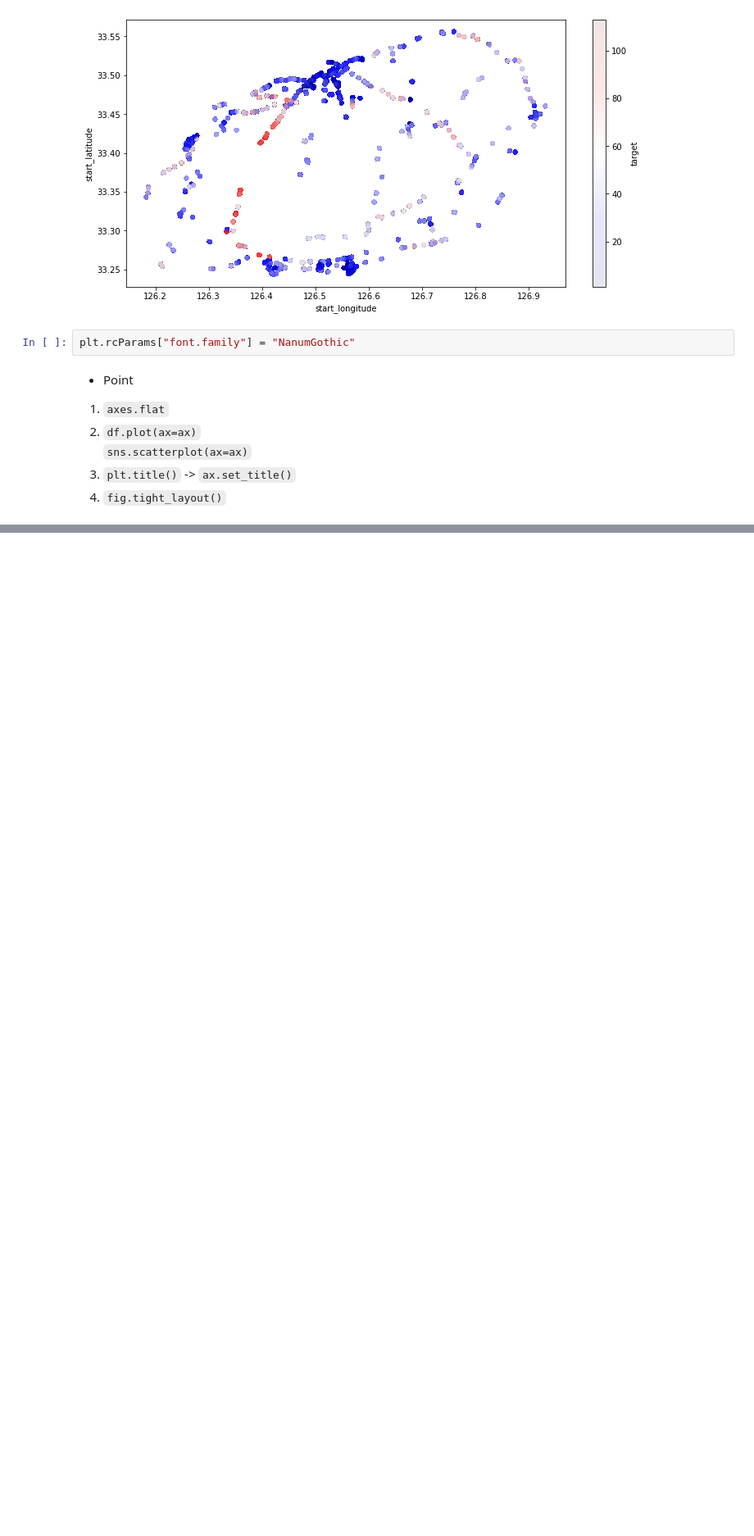
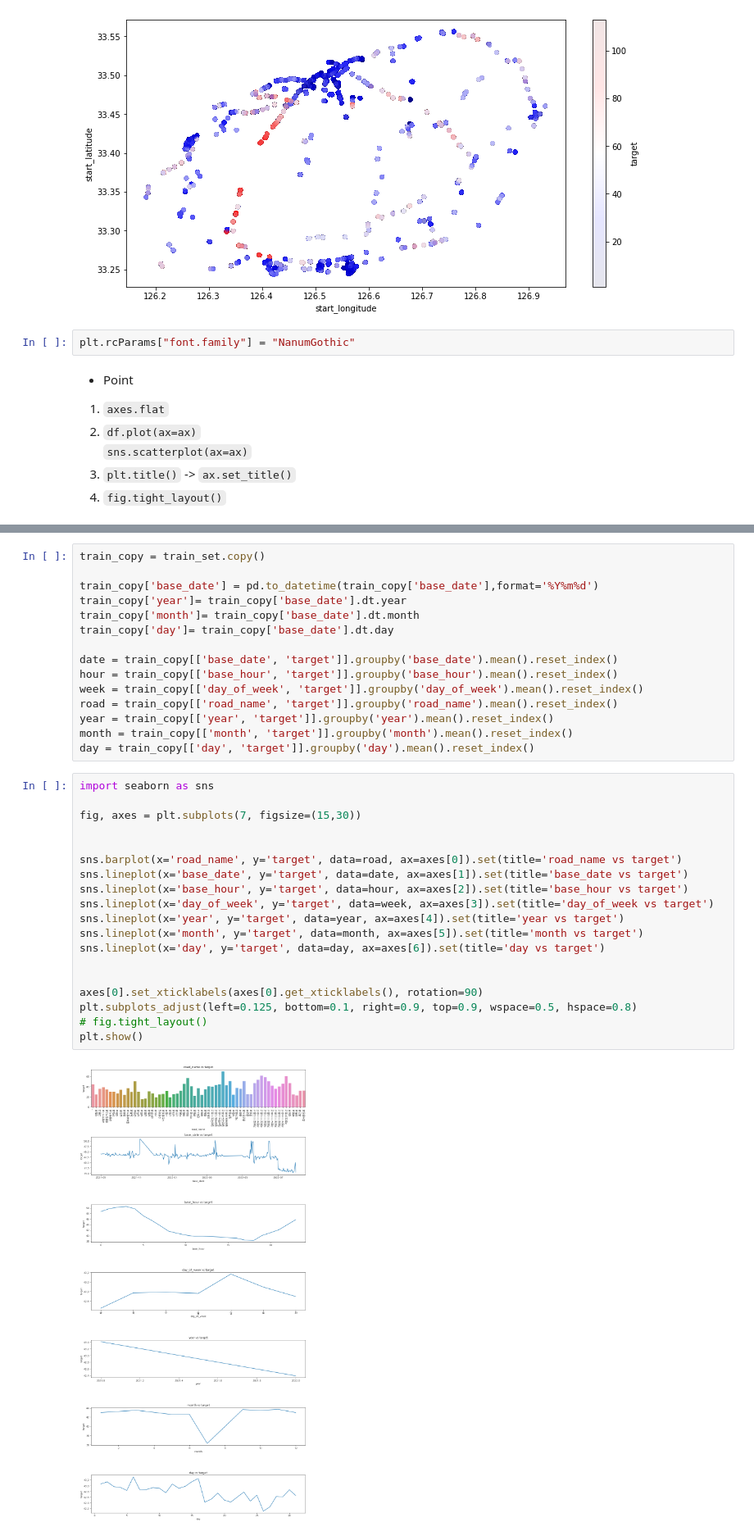
Before and after one commit to noodle-s/Jeju-road-traffic-prediction, a Jupyter notebook: EDA/EDA_yjw.ipynb, the cells around one changed output, grey strips where cells are left out. Shown at 82% size. Drawn from its saved outputs; the diff is of its cells as text; blank space fills up the shorter version.

```diff
--- a/EDA/EDA_yjw.ipynb
+++ b/EDA/EDA_yjw.ipynb
@@ -271,0 +298,36 @@ Wall time: 12.2 s
+# %%
+train_copy = train_set.copy()
+
+train_copy['base_date'] = pd.to_datetime(train_copy['base_date'],format='%Y%m%d')
+train_copy['year']= train_copy['base_date'].dt.year
+train_copy['month']= train_copy['base_date'].dt.month
+train_copy['day']= train_copy['base_date'].dt.day
+
+date = train_copy[['base_date', 'target']].groupby('base_date').mean().reset_index()
+hour = train_copy[['base_hour', 'target']].groupby('base_hour').mean().reset_index()
+week = train_copy[['day_of_week', 'target']].groupby('day_of_week').mean().reset_index()
+road = train_copy[['road_name', 'target']].groupby('road_name').mean().reset_index()
+year = train_copy[['year', 'target']].groupby('year').mean().reset_index()
+month = train_copy[['month', 'target']].groupby('month').mean().reset_index()
+day = train_copy[['day', 'target']].groupby('day').mean().reset_index()
+# %%
+import seaborn as sns
+
+fig, axes = plt.subplots(7, figsize=(15,30))
+
+
+sns.barplot(x='road_name', y='target', data=road, ax=axes[0]).set(title='road_name vs target')
+sns.lineplot(x='base_date', y='target', data=date, ax=axes[1]).set(title='base_date vs target')
+sns.lineplot(x='base_hour', y='target', data=hour, ax=axes[2]).set(title='base_hour vs target')
+sns.lineplot(x='day_of_week', y='target', data=week, ax=axes[3]).set(title='day_of_week vs target')
+sns.lineplot(x='year', y='target', data=year, ax=axes[4]).set(title='year vs target')
+sns.lineplot(x='month', y='target', data=month, ax=axes[5]).set(title='month vs target')
+sns.lineplot(x='day', y='target', data=day, ax=axes[6]).set(title='day vs target')
+
+
+axes[0].set_xticklabels(axes[0].get_xticklabels(), rotation=90)
+plt.subplots_adjust(left=0.125, bottom=0.1, right=0.9, top=0.9, wspace=0.5, hspace=0.8)
+# fig.tight_layout()
+plt.show()
+# %% [output]
+[figure, added]
```
Also changed, not shown: parts of 13 cells of this notebook.
